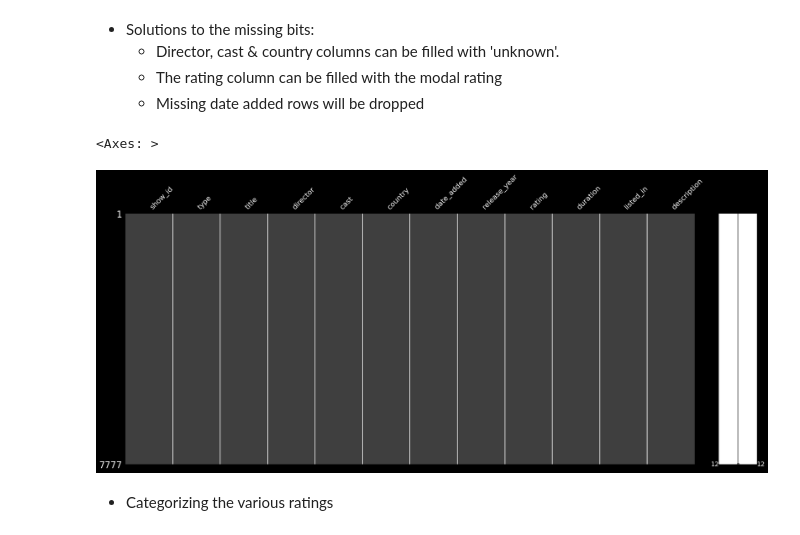
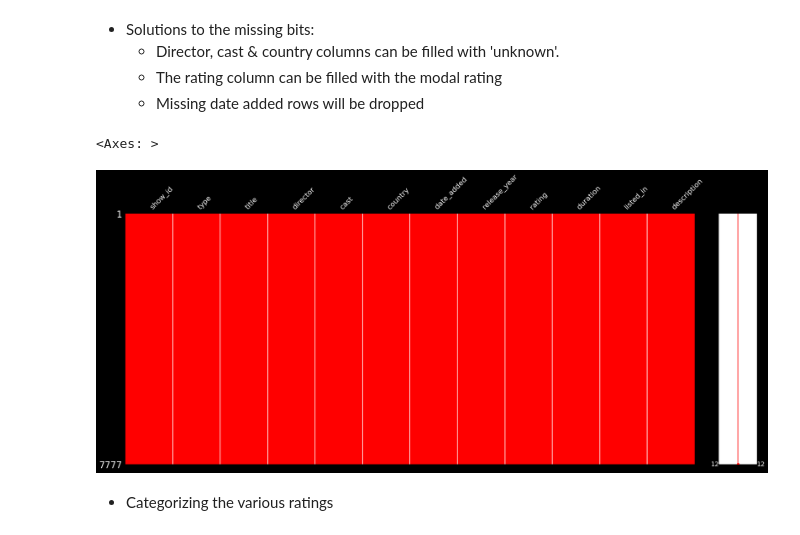
Before and after one commit to JanKosgei/Netflix-Recommendations, a Jupyter notebook: K-Means Netflix.ipynb, the cells around one changed output. Saved outputs shown, nothing was run; the diff lists cells and outputs as text; code cells hidden in the pictures.

```diff
--- a/K-Means Netflix.ipynb
+++ b/K-Means Netflix.ipynb
@@ -94,0 +90,3 @@ msgno.matrix(Netflix)
+# %%
+plt.rcParams['font.size'] = 20
+msgno.matrix(Netflix, color=(1.0, 0.0, 0.0))
@@ -100,12 +101,13 @@ msgno.matrix(Netflix)
 # %%
 Netflix[['director','cast','country']] = Netflix[['director','cast','country']].fillna('Unknown')
 Netflix['rating'] = Netflix['rating'].fillna(Netflix['rating'].mode()[0])
 Netflix.dropna(axis=0, inplace = True)
 
-msgno.matrix(Netflix)
+plt.rcParams['font.size'] = 20
+msgno.matrix(Netflix, color=(1.0, 0.0, 0.0))
 # %% [output]
 <Axes: >
-[figure, old version]
+[figure, new version]
 # %% [markdown]
 - Categorizing the various ratings
 # %%
```
Also changed, not shown: parts of 14 cells of this notebook.
